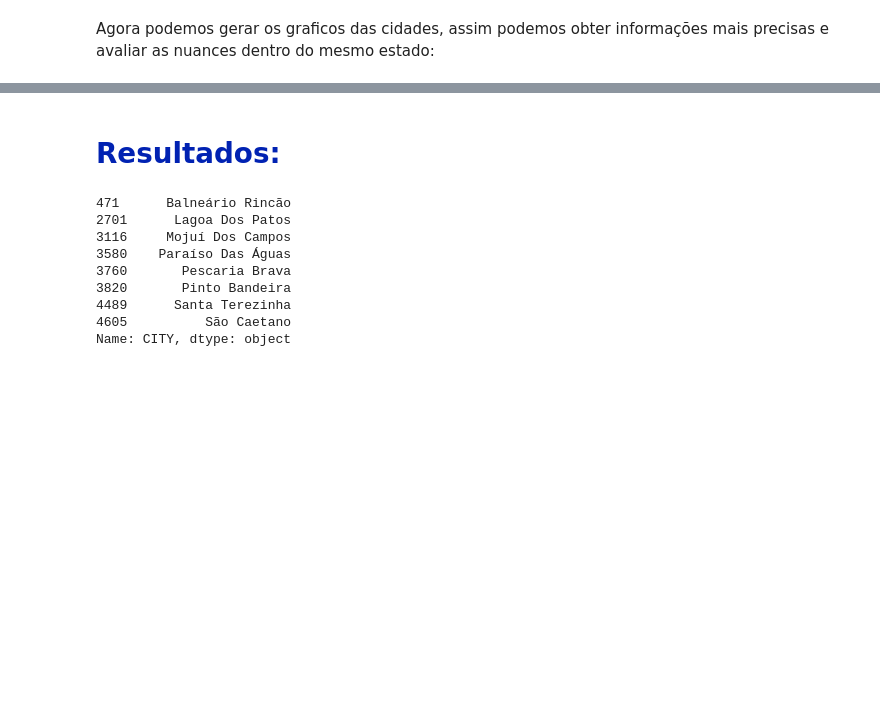
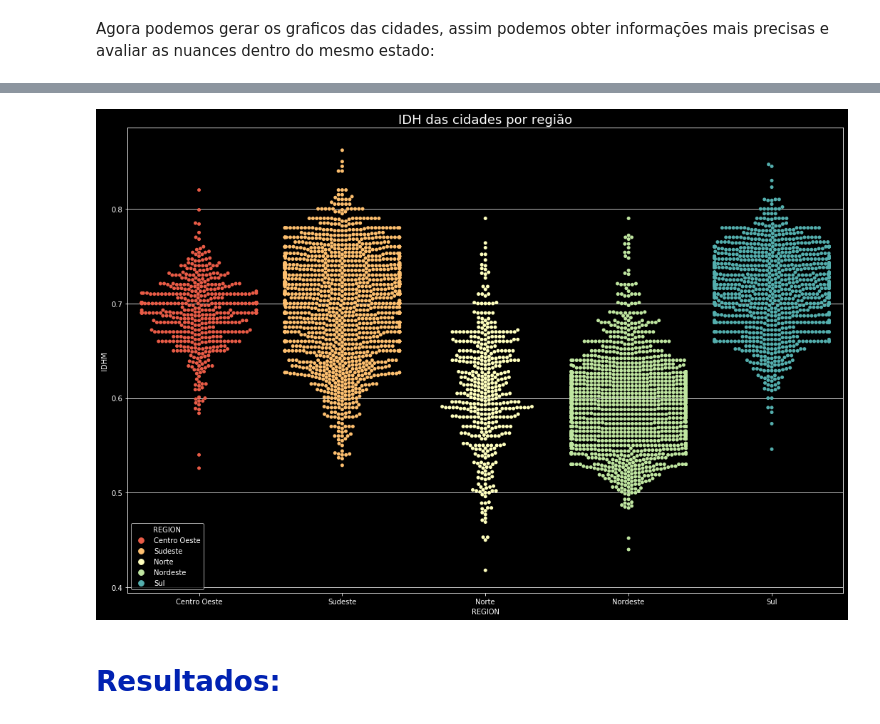
Before and after one commit to Igor-Arantes/Analise_municipios_brasileiros, a Jupyter notebook: Analise dos Municipios Brasileiros.ipynb, the cells around one changed output, grey strips where cells are left out. Saved outputs shown, nothing was run; the diff lists cells and outputs as text; code cells hidden in the pictures; blank space fills up the shorter version.

```diff
--- a/Analise dos Municipios Brasileiros.ipynb
+++ b/Analise dos Municipios Brasileiros.ipynb
@@ -182,14 +189,9 @@ plt.grid(axis='y',linestyle='-')
+# %%
+plt.figure(figsize=(18,12))
+plt.title('IDH das cidades por região',fontsize=18)
+sns.swarmplot(x='REGION', y='IDHM',hue='REGION', data=cities_dataframe, palette="Spectral")
+plt.grid(axis='y',linestyle='-')
+# %% [output]
+[figure, added]
 # %% [markdown]
 <h1><font size='18' color='#0122B2'>Resultados:</font></h1>
-# %%
-cities_dataframe['CITY'][cities_dataframe['IDHM']== 0]
-# %% [output]
-471      Balneário Rincão
-2701      Lagoa Dos Patos
-3116     Mojuí Dos Campos
-3580    Paraíso Das Águas
-3760       Pescaria Brava
-3820       Pinto Bandeira
-4489      Santa Terezinha
-4605          São Caetano
-Name: CITY, dtype: object
```
Also changed, not shown: parts of 4 cells of this notebook.
